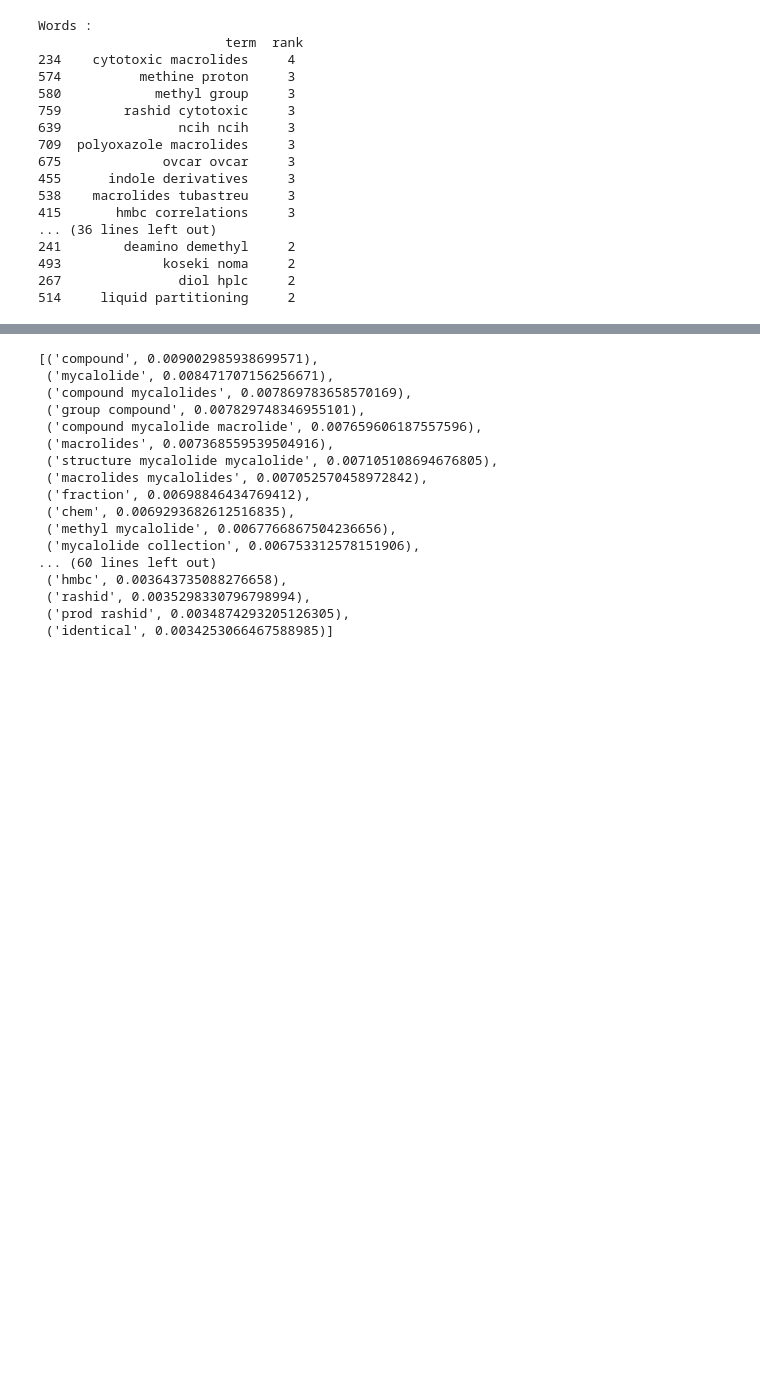
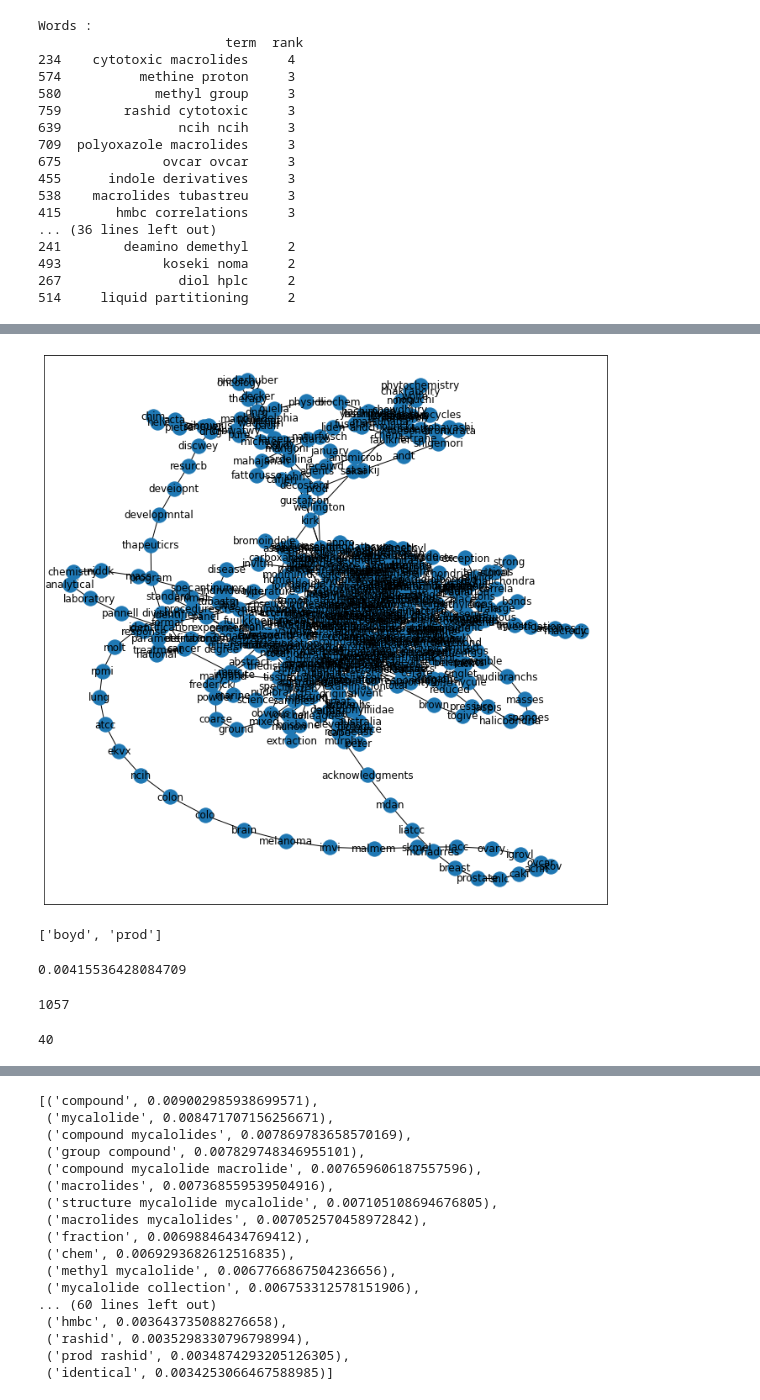
Before and after one commit to sktrinh12/nlp_pdf, a Jupyter notebook: nlp_pdf_ML.ipynb, the cells around one changed output, grey strips where cells are left out. Cells and saved outputs as stored; diff of their text form; code cells hidden in the pictures; blank space fills up the shorter version.

```diff
--- a/nlp_pdf_ML.ipynb
+++ b/nlp_pdf_ML.ipynb
@@ -126,0 +268,15 @@ candidates = extract_candidate_words(pdf_o)
+# %%
+def pairwise(iterable):
+        """s -> (s0,s1), (s1,s2), (s2, s3), ..."""
+        a, b = tee(iterable)
+        next(b, None)
+        return zip(a, b)
+# %%
+from itertools import tee, takewhile
+#re-configure network PageRank
+for w1, w2 in pairwise(candidates):
+        if w2:
+            graph.add_edge(*sorted([w1, w2]))
+# score nodes using default pagerank algorithm, sort by score, keep top n_keywords
+ranks2 = networkx.pagerank(graph)
+ranks2
@@ -126,0 +301,6 @@ candidates = extract_candidate_words(pdf_o)
+# %%
+#after running pagerank algorithm
+fig, ax = plt.subplots(1, 1, figsize=(12, 12));
+networkx.draw_networkx(graph, ax=ax)
+# %% [output]
+[figure, added]
@@ -126,0 +329,16 @@ candidates = extract_candidate_words(pdf_o)
+# %%
+kp_words
+# %% [output]
+['boyd', 'prod']
+# %%
+avg_pagerank
+# %% [output]
+0.00415536428084709
+# %%
+j
+# %% [output]
+1057
+# %%
+n_keywords
+# %% [output]
+40
```
Also changed, not shown: parts of 24 cells of this notebook, 5 other files.
